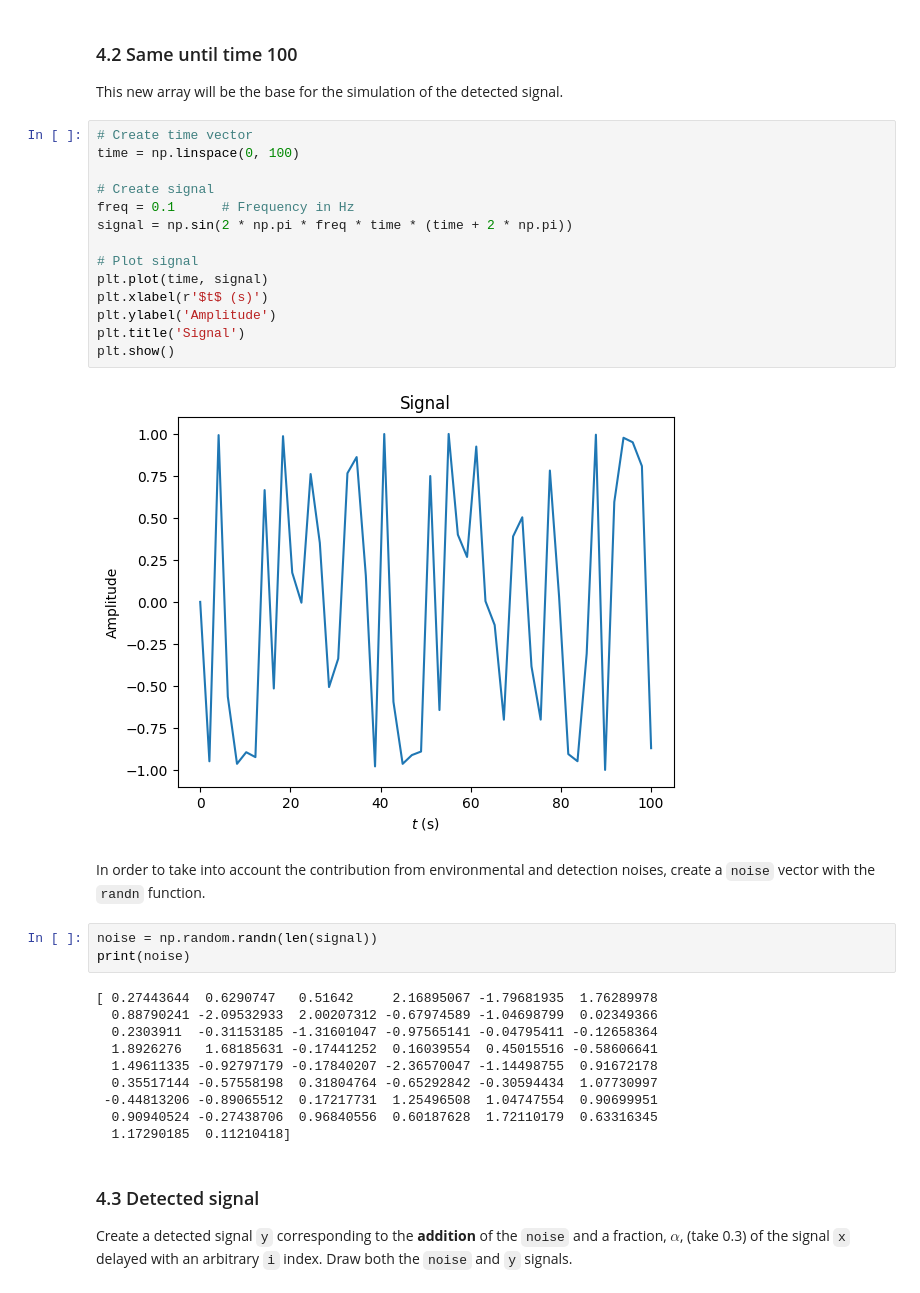
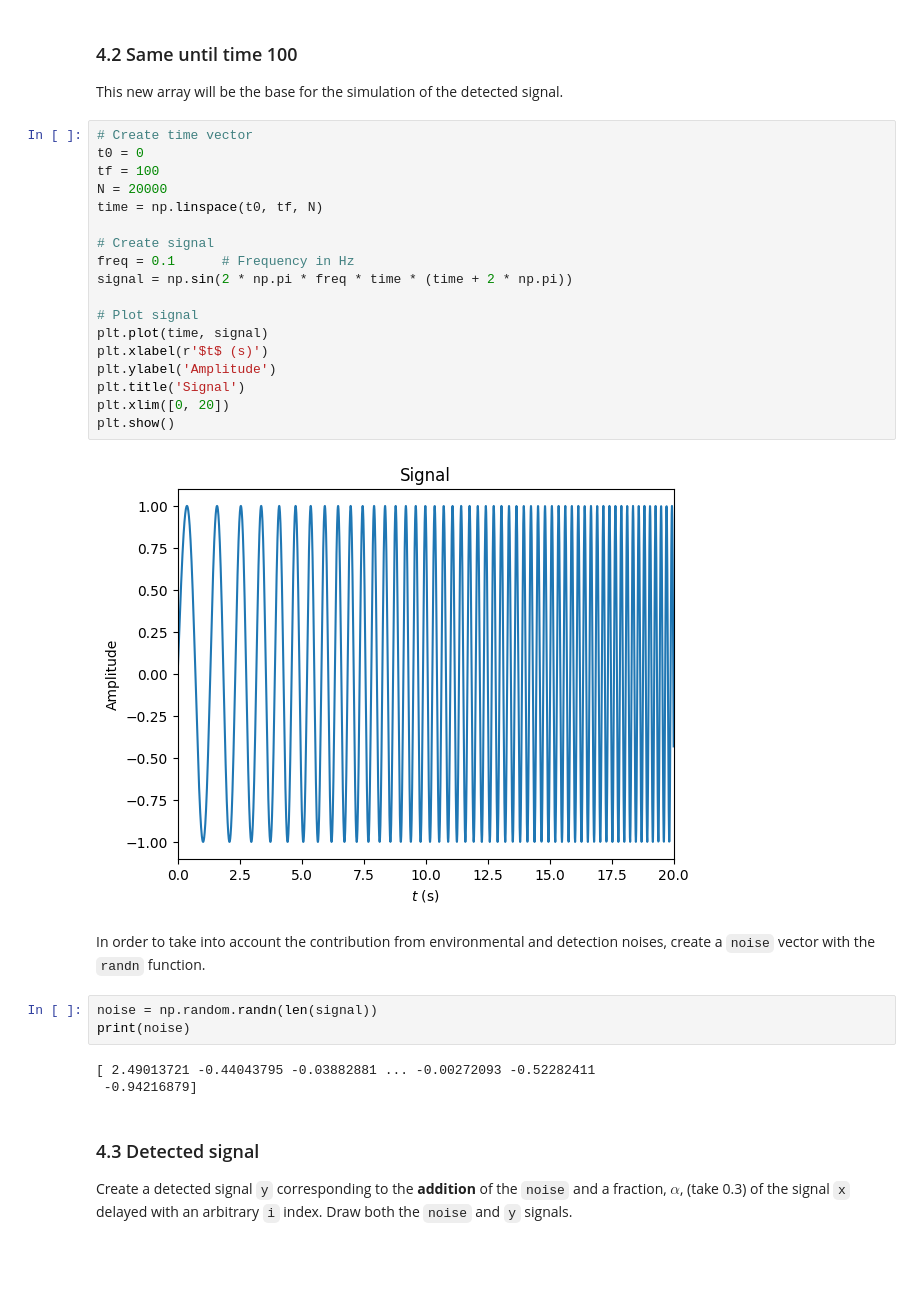
Before and after one commit to Eric-Vidal-hub/Signal-Processing, a Jupyter notebook: 5_radar.ipynb, the cells around one changed output. Drawn from its saved outputs; the diff is of its cells as text; blank space fills up the shorter version.

```diff
--- a/5_radar.ipynb
+++ b/5_radar.ipynb
@@ -33,35 +36,32 @@ plt.show()
 This new array will be the base for the simulation of the detected signal.
 # %%
 # Create time vector
-time = np.linspace(0, 100)
+t0 = 0
+tf = 100
+N = 20000
+time = np.linspace(t0, tf, N)
 
 # Create signal
 freq = 0.1      # Frequency in Hz
 signal = np.sin(2 * np.pi * freq * time * (time + 2 * np.pi))
 
 # Plot signal
 plt.plot(time, signal)
 plt.xlabel(r'$t$ (s)')
 plt.ylabel('Amplitude')
 plt.title('Signal')
+plt.xlim([0, 20])
 plt.show()
 # %% [output]
-[figure, old version]
+[figure, new version]
 # %% [markdown]
 In order to take into account the contribution from environmental and detection noises, create a `noise` vector with the `randn` function.
 # %%
 noise = np.random.randn(len(signal))
 print(noise)
 # %% [output]
-[ 0.27443644  0.6290747   0.51642     2.16895067 -1.79681935  1.76289978
-  0.88790241 -2.09532933  2.00207312 -0.67974589 -1.04698799  0.02349366
-  0.2303911  -0.31153185 -1.31601047 -0.97565141 -0.04795411 -0.12658364
-  1.8926276   1.68185631 -0.17441252  0.16039554  0.45015516 -0.58606641
-  1.49611335 -0.92797179 -0.17840207 -2.36570047 -1.14498755  0.91672178
-  0.35517144 -0.57558198  0.31804764 -0.65292842 -0.30594434  1.07730997
- -0.44813206 -0.89065512  0.17217731  1.25496508  1.04747554  0.90699951
-  0.90940524 -0.27438706  0.96840556  0.60187628  1.72110179  0.63316345
-  1.17290185  0.11210418]
+[ 2.49013721 -0.44043795 -0.03882881 ... -0.00272093 -0.52282411
+ -0.94216879]
 # %% [markdown]
 ### 4.3 Detected signal
 
```
Also changed, not shown: parts of 5 cells of this notebook.
